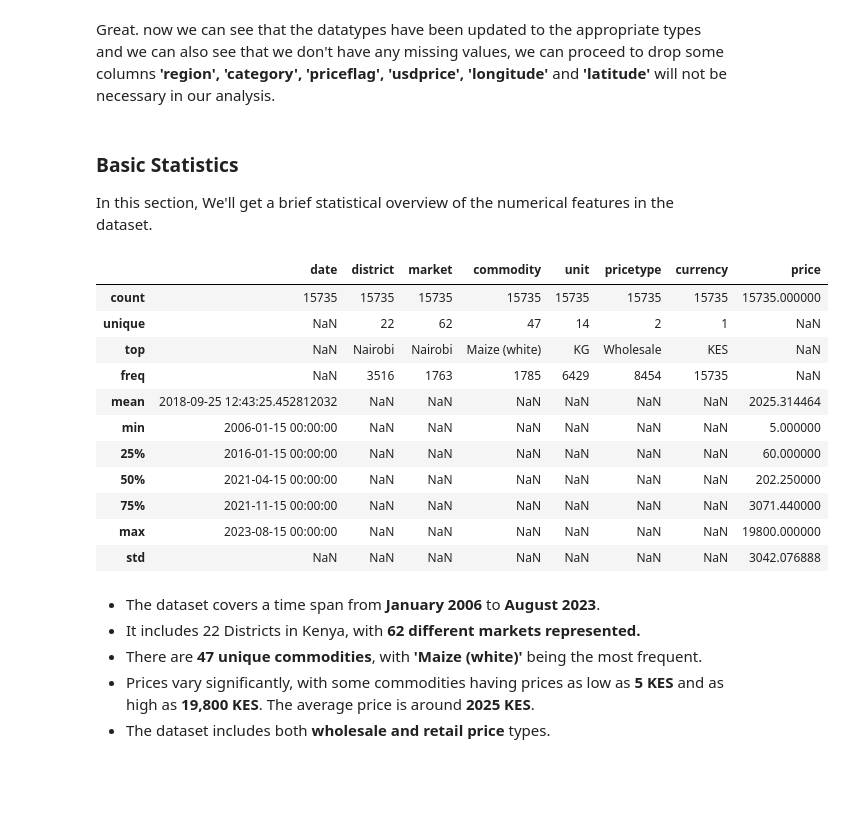
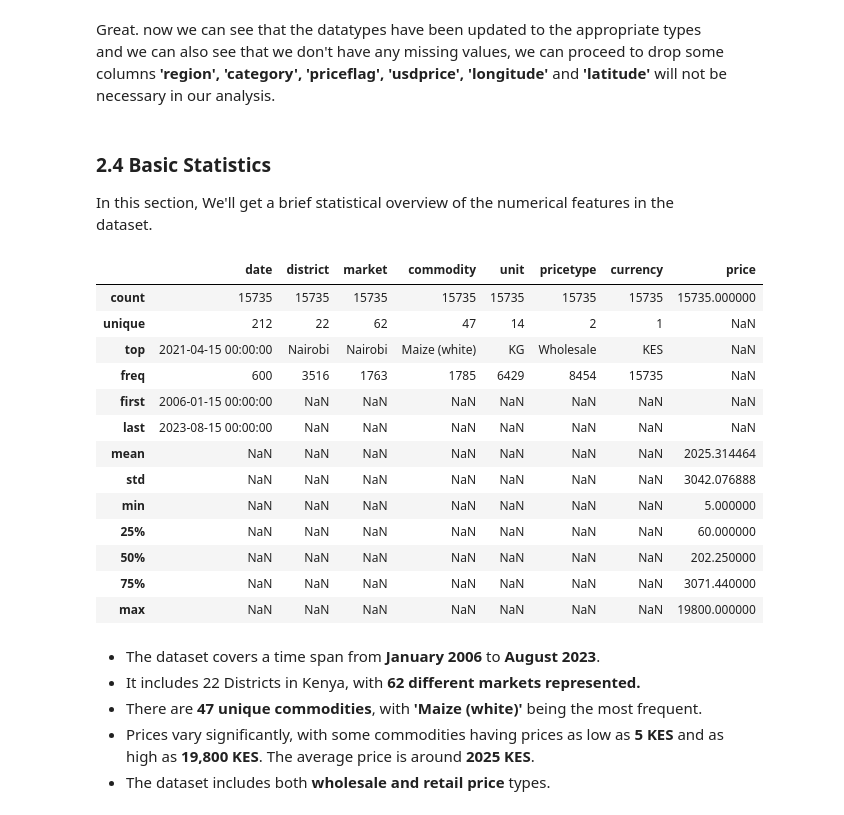
Before and after one commit to Mwenda-Mugambi/Commodity_Price_Forecasting, a Jupyter notebook: Notebook.ipynb, the cells around one changed output. Drawn from its saved outputs; the diff is of its cells as text; code cells hidden in the pictures; blank space fills up the shorter version.

```diff
--- a/Notebook.ipynb
+++ b/Notebook.ipynb
@@ -90,10 +94,10 @@ warnings.filterwarnings('ignore')
 Here, we will load the dataset and present its size, and an overview of its features.
 # %%
 # Loading the dataset
-df = pd.read_csv('Data/wfp_food_prices_ken.csv')
+data = pd.read_csv('Data/wfp_food_prices_ken.csv')
 
 # Checking the size of the dataset
-print(f"\nThe dataset contains {df.shape[0]} rows and {df.shape[1]} columns.\n")
+print(f"\nThe dataset contains {data.shape[0]} rows and {data.shape[1]} columns.\n")
 # %% [output]
 The dataset contains 15736 rows and 14 columns.
 # %%
@@ -120,7 +124,7 @@ Index(['date', 'admin1', 'admin2', 'market', 'latitude', 'longitude',
 - <code><b> (usdprice): </b></code>,  The price converted to US Dollars.
 # %%
 # Renaming the 'admin1' and 'admin2' columns to more understandable names
-df = df.rename(columns={'admin1': 'region', 'admin2': 'district'})
+data = data.rename(columns={'admin1': 'region', 'admin2': 'district'})
 # %%
 # Displaying general information about the dataset
 # to confirm if the datatypes in the description match the expected entries in our dataset
@@ -167,12 +171,12 @@ From these outputs, we can see that the first row seems to contain unnecessary h
 We will also go ahead to convert the **date, latitude, longitude, price,** and **usdprice** columns to their appropriate data types.
 # %%
 # Removing the first row
-df = df.drop(index=0)
-print(f"\nThe dataset now contains {df.shape[0]} rows and {df.shape[1]} columns after dropping the first row.\n")
+data = data.drop(index=0)
+print(f"\nThe dataset now contains {data.shape[0]} rows and {data.shape[1]} columns after dropping the first row.\n")
 
 # Converting appropriate columns to their correct data types
-df['date'] = pd.to_datetime(df['date'])
-df['price'] = pd.to_numeric(df['price'], errors='coerce')
+data['date'] = pd.to_datetime(data['date'])
+data['price'] = pd.to_numeric(data['price'], errors='coerce')
 # %% [output]
 The dataset now contains 15735 rows and 14 columns after dropping the first row.
 # %%
@@ -203,26 +207,28 @@ Great. now we can see that the datatypes have been updated to the appropriate ty
 columns_to_drop = ['region', 'category', 'priceflag', 'usdprice', 'longitude', 'latitude']
 
 # Dropping the specified columns
-df = df.drop(columns=columns_to_drop, errors='ignore')
+data = data.drop(columns=columns_to_drop, errors='ignore')
 # %% [markdown]
-###  Basic Statistics
+### 2.4  Basic Statistics
 In this section, We'll get a brief statistical overview of the numerical features in the dataset.
 # %%
 # Displaying basic statistics
-df.describe(include='all')
+data.describe(include='all')
 # %% [output]
 |  | date | district | market | commodity | unit | pricetype | currency | price |
 | count | 15735 | 15735 | 15735 | 15735 | 15735 | 15735 | 15735 | 15735.000000 |
-| unique | NaN | 22 | 62 | 47 | 14 | 2 | 1 | NaN |
-| top | NaN | Nairobi | Nairobi | Maize (white) | KG | Wholesale | KES | NaN |
-| freq | NaN | 3516 | 1763 | 1785 | 6429 | 8454 | 15735 | NaN |
-| mean | 2018-09-25 12:43:25.452812032 | NaN | NaN | NaN | NaN | NaN | NaN | 2025.314464 |
-| min | 2006-01-15 00:00:00 | NaN | NaN | NaN | NaN | NaN | NaN | 5.000000 |
-| 25% | 2016-01-15 00:00:00 | NaN | NaN | NaN | NaN | NaN | NaN | 60.000000 |
-| 50% | 2021-04-15 00:00:00 | NaN | NaN | NaN | NaN | NaN | NaN | 202.250000 |
-| 75% | 2021-11-15 00:00:00 | NaN | NaN | NaN | NaN | NaN | NaN | 3071.440000 |
-| max | 2023-08-15 00:00:00 | NaN | NaN | NaN | NaN | NaN | NaN | 19800.000000 |
+| unique | 212 | 22 | 62 | 47 | 14 | 2 | 1 | NaN |
+| top | 2021-04-15 00:00:00 | Nairobi | Nairobi | Maize (white) | KG | Wholesale | KES | NaN |
+| freq | 600 | 3516 | 1763 | 1785 | 6429 | 8454 | 15735 | NaN |
+| first | 2006-01-15 00:00:00 | NaN | NaN | NaN | NaN | NaN | NaN | NaN |
+| last | 2023-08-15 00:00:00 | NaN | NaN | NaN | NaN | NaN | NaN | NaN |
+| mean | NaN | NaN | NaN | NaN | NaN | NaN | NaN | 2025.314464 |
 | std | NaN | NaN | NaN | NaN | NaN | NaN | NaN | 3042.076888 |
+| min | NaN | NaN | NaN | NaN | NaN | NaN | NaN | 5.000000 |
+| 25% | NaN | NaN | NaN | NaN | NaN | NaN | NaN | 60.000000 |
+| 50% | NaN | NaN | NaN | NaN | NaN | NaN | NaN | 202.250000 |
+| 75% | NaN | NaN | NaN | NaN | NaN | NaN | NaN | 3071.440000 |
+| max | NaN | NaN | NaN | NaN | NaN | NaN | NaN | 19800.000000 |
 # %% [markdown]
 * The dataset covers a time span from **January 2006** to **August 2023**.
 * It includes 22 Districts in Kenya, with **62 different markets represented.**
```
Also changed, not shown: parts of 95 cells of this notebook.
